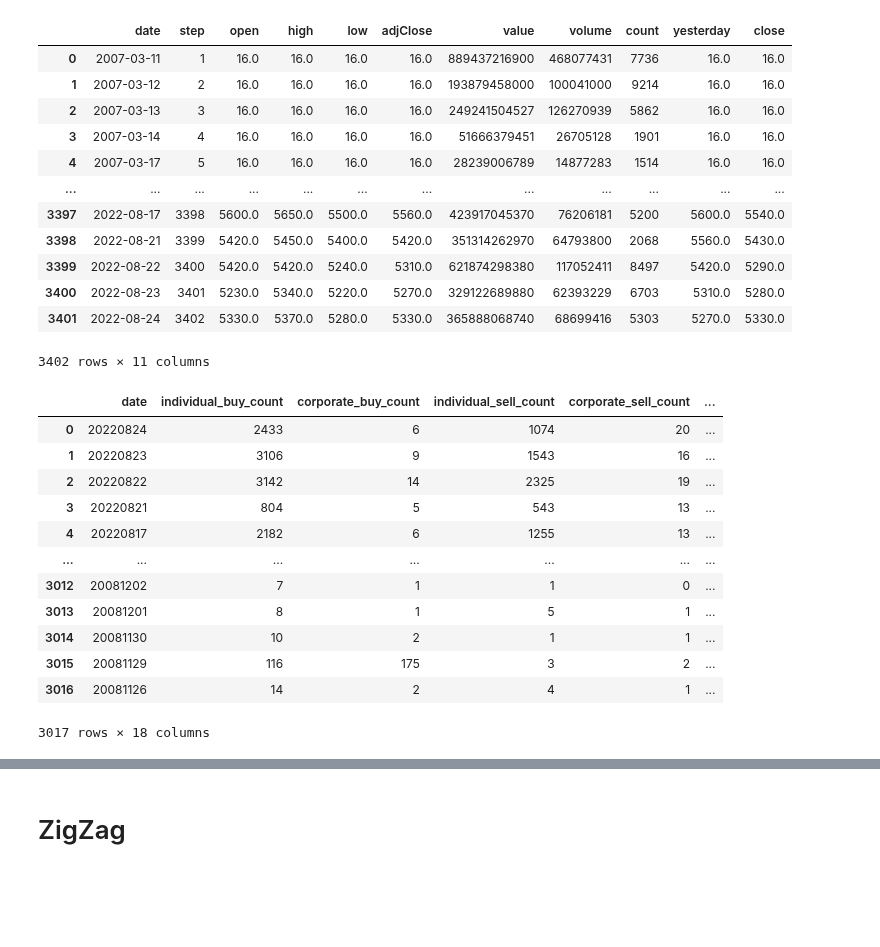
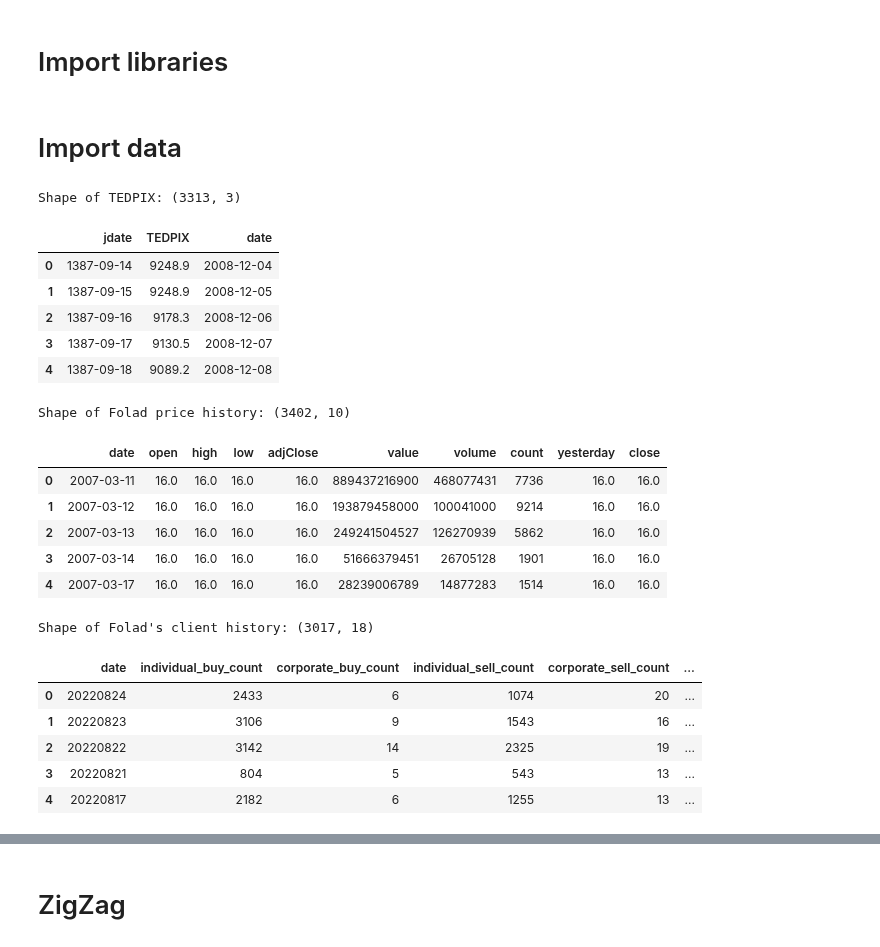
Before and after one commit to Hamtech-ai/InsightiFi, a Jupyter notebook: Algo trading with HamTech.ipynb, the cells around one changed output, grey strips where cells are left out. Saved outputs shown, nothing was run; the diff lists cells and outputs as text; code cells hidden in the pictures; blank space fills up the shorter version.

```diff
--- a/Algo trading with HamTech.ipynb
+++ b/Algo trading with HamTech.ipynb
@@ -1,3 +1,5 @@
+# %% [markdown]
+# Import libraries
 # %%
 import matplotlib.pyplot as plt
 import numpy as np
@@ -19,44 +21,47 @@ from sklearn.model_selection import train_test_split
 from sklearn.preprocessing import StandardScaler
 
 from zigzag import peak_valley_pivots
+# %% [markdown]
+# Import data
+# %%
+marketIndex = download_financial_indexes(symbols = 'شاخص كل', write_to_csv = True, include_jdate = True)
+marketIndex = marketIndex['شاخص كل']
+marketIndex.rename(columns = {'value': 'TEDPIX'}, inplace = True)
+print(f'Shape of TEDPIX: {marketIndex.shape}')
+marketIndex.head()
+# %% [output]
+Shape of TEDPIX: (3313, 3)
+|  | jdate | TEDPIX | date |
+| 0 | 1387-09-14 | 9248.9 | 2008-12-04 |
+| 1 | 1387-09-15 | 9248.9 | 2008-12-05 |
+| 2 | 1387-09-16 | 9178.3 | 2008-12-06 |
+| 3 | 1387-09-17 | 9130.5 | 2008-12-07 |
+| 4 | 1387-09-18 | 9089.2 | 2008-12-08 |
 # %%
 #sipa = tse.download(symbols = ["خساپا"], write_to_csv = False, include_jdate = True)
-#marketIndex = download_financial_indexes(symbols = "شاخص كل", write_to_csv = False, include_jdate = True)
 
 tse.download(symbols = ['فولاد'], write_to_csv = True, include_jdate = True)
 folad = tse.Ticker(symbol = 'فولاد',  adjust = True)
 foladHist = folad.history
-foladHist.insert(1,'step', np.arange(1, len(foladHist) + 1))
-foladHist
+print(f'Shape of Folad price history: {foladHist.shape}')
+foladHist.head()
 # %% [output]
+Shape of Folad price history: (3402, 10)
-|  | date | step | open | high | low | adjClose | value | volume | count | yesterday | close |
-| 0 | 2007-03-11 | 1 | 16.0 | 16.0 | 16.0 | 16.0 | 889437216900 | 468077431 | 7736 | 16.0 | 16.0 |
-| 1 | 2007-03-12 | 2 | 16.0 | 16.0 | 16.0 | 16.0 | 193879458000 | 100041000 | 9214 | 16.0 | 16.0 |
-| 2 | 2007-03-13 | 3 | 16.0 | 16.0 | 16.0 | 16.0 | 249241504527 | 126270939 | 5862 | 16.0 | 16.0 |
-| 3 | 2007-03-14 | 4 | 16.0 | 16.0 | 16.0 | 16.0 | 51666379451 | 26705128 | 1901 | 16.0 | 16.0 |
-| 4 | 2007-03-17 | 5 | 16.0 | 16.0 | 16.0 | 16.0 | 28239006789 | 14877283 | 1514 | 16.0 | 16.0 |
-| ... | ... | ... | ... | ... | ... | ... | ... | ... | ... | ... | ... |
-| 3397 | 2022-08-17 | 3398 | 5600.0 | 5650.0 | 5500.0 | 5560.0 | 423917045370 | 76206181 | 5200 | 5600.0 | 5540.0 |
-| 3398 | 2022-08-21 | 3399 | 5420.0 | 5450.0 | 5400.0 | 5420.0 | 351314262970 | 64793800 | 2068 | 5560.0 | 5430.0 |
-| 3399 | 2022-08-22 | 3400 | 5420.0 | 5420.0 | 5240.0 | 5310.0 | 621874298380 | 117052411 | 8497 | 5420.0 | 5290.0 |
-| 3400 | 2022-08-23 | 3401 | 5230.0 | 5340.0 | 5220.0 | 5270.0 | 329122689880 | 62393229 | 6703 | 5310.0 | 5280.0 |
-| 3401 | 2022-08-24 | 3402 | 5330.0 | 5370.0 | 5280.0 | 5330.0 | 365888068740 | 68699416 | 5303 | 5270.0 | 5330.0 |
+|  | date | open | high | low | adjClose | value | volume | count | yesterday | close |
+| 0 | 2007-03-11 | 16.0 | 16.0 | 16.0 | 16.0 | 889437216900 | 468077431 | 7736 | 16.0 | 16.0 |
+| 1 | 2007-03-12 | 16.0 | 16.0 | 16.0 | 16.0 | 193879458000 | 100041000 | 9214 | 16.0 | 16.0 |
+| 2 | 2007-03-13 | 16.0 | 16.0 | 16.0 | 16.0 | 249241504527 | 126270939 | 5862 | 16.0 | 16.0 |
+| 3 | 2007-03-14 | 16.0 | 16.0 | 16.0 | 16.0 | 51666379451 | 26705128 | 1901 | 16.0 | 16.0 |
+| 4 | 2007-03-17 | 16.0 | 16.0 | 16.0 | 16.0 | 28239006789 | 14877283 | 1514 | 16.0 | 16.0 |
-3402 rows × 11 columns
-# %%
-# سرانه خرید هر حقیقی، سرانه فروش هر حقیقی، نسبت سرانه خرید حقیقی به فروش حقیقی، ورود و یا خروج پول حقیقی
-# و میانگین متحرک سی روزه تمام بالایی
-folad.client_types
-# %% [output]
-|  | date | individual_buy_count | corporate_buy_count | individual_sell_count | corporate_sell_count | ... |
-| 0 | 20220824 | 2433 | 6 | 1074 | 20 | ... |
-| 1 | 20220823 | 3106 | 9 | 1543 | 16 | ... |
-| 2 | 20220822 | 3142 | 14 | 2325 | 19 | ... |
-| 3 | 20220821 | 804 | 5 | 543 | 13 | ... |
-| 4 | 20220817 | 2182 | 6 | 1255 | 13 | ... |
-| ... | ... | ... | ... | ... | ... | ... |
-| 3012 | 20081202 | 7 | 1 | 1 | 0 | ... |
-| 3013 | 20081201 | 8 | 1 | 5 | 1 | ... |
-| 3014 | 20081130 | 10 | 2 | 1 | 1 | ... |
-| 3015 | 20081129 | 116 | 175 | 3 | 2 | ... |
-| 3016 | 20081126 | 14 | 2 | 4 | 1 | ... |
-3017 rows × 18 columns
+# %%
+foladClient = folad.client_types
+print(f"Shape of Folad's client history: {foladClient.shape}")
+foladClient.head()
+# %% [output]
+Shape of Folad's client history: (3017, 18)
+|  | date | individual_buy_count | corporate_buy_count | individual_sell_count | corporate_sell_count | ... |
+| 0 | 20220824 | 2433 | 6 | 1074 | 20 | ... |
+| 1 | 20220823 | 3106 | 9 | 1543 | 16 | ... |
+| 2 | 20220822 | 3142 | 14 | 2325 | 19 | ... |
+| 3 | 20220821 | 804 | 5 | 543 | 13 | ... |
+| 4 | 20220817 | 2182 | 6 | 1255 | 13 | ... |
```
Also changed, not shown: parts of 13 cells of this notebook.
